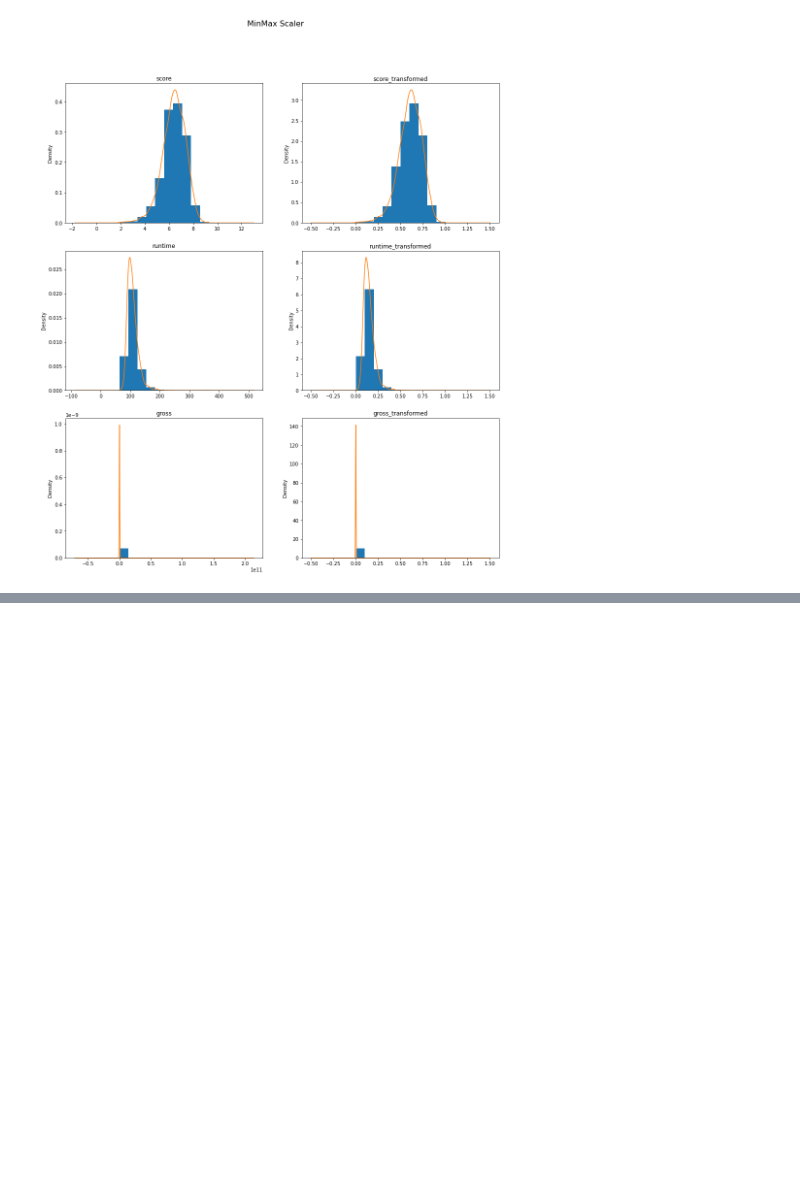
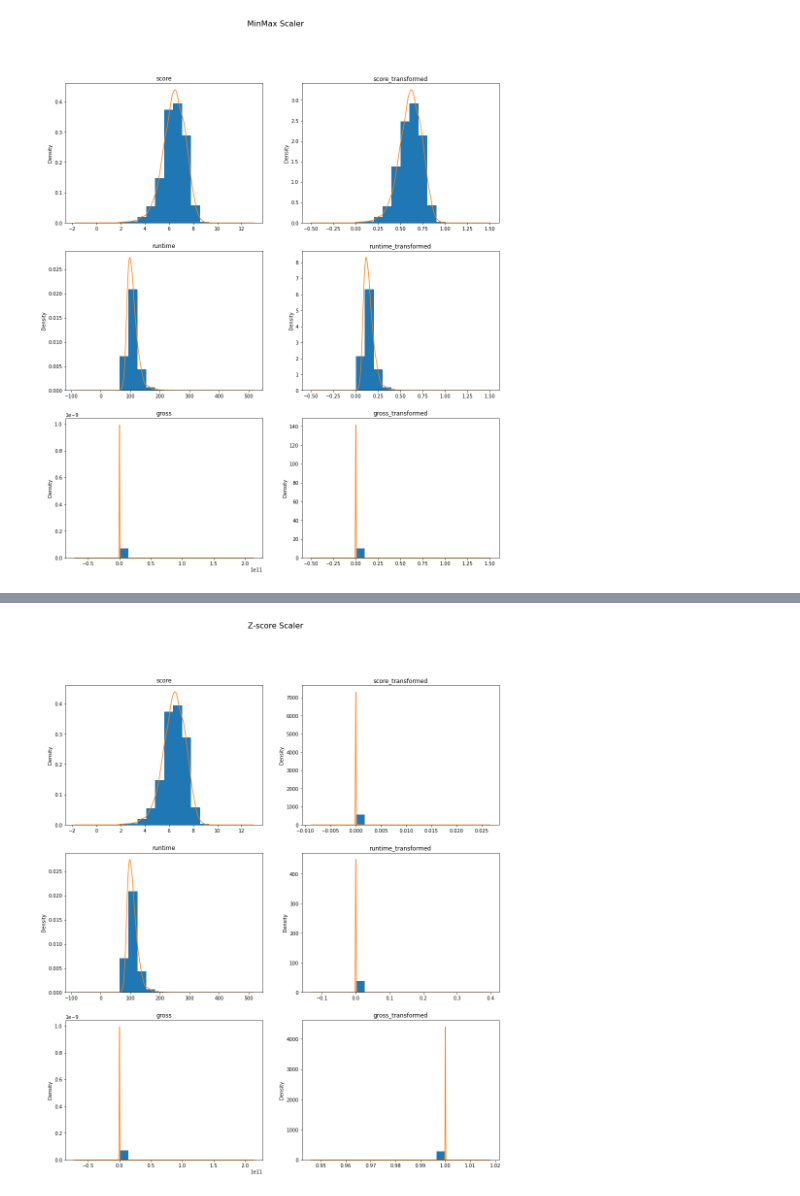
Before and after one commit to dchicasduena/COMP3400_Project, a Jupyter notebook: Project2.ipynb, the cells around one changed output, grey strips where cells are left out. Drawn from its saved outputs; the diff is of its cells as text; code cells hidden in the pictures; blank space fills up the shorter version.

```diff
--- a/Project2.ipynb
+++ b/Project2.ipynb
@@ -101,0 +133,10 @@ density_plots(ndf, val_cols_names, min_max_tdf, 'MinMax Scaler')
+# %%
+from sklearn.preprocessing import Normalizer
+
+scaler = Normalizer()
+zscore_tdf = scaler.fit_transform(ndf)
+zscore_tdf = pd.DataFrame(zscore_tdf, index=ndf.index, columns=ndf.columns)
+
+density_plots(ndf, val_cols_names, zscore_tdf, 'Z-score Scaler')
+# %% [output]
+[figure, added]
```
Also changed, not shown: parts of 5 cells of this notebook.
